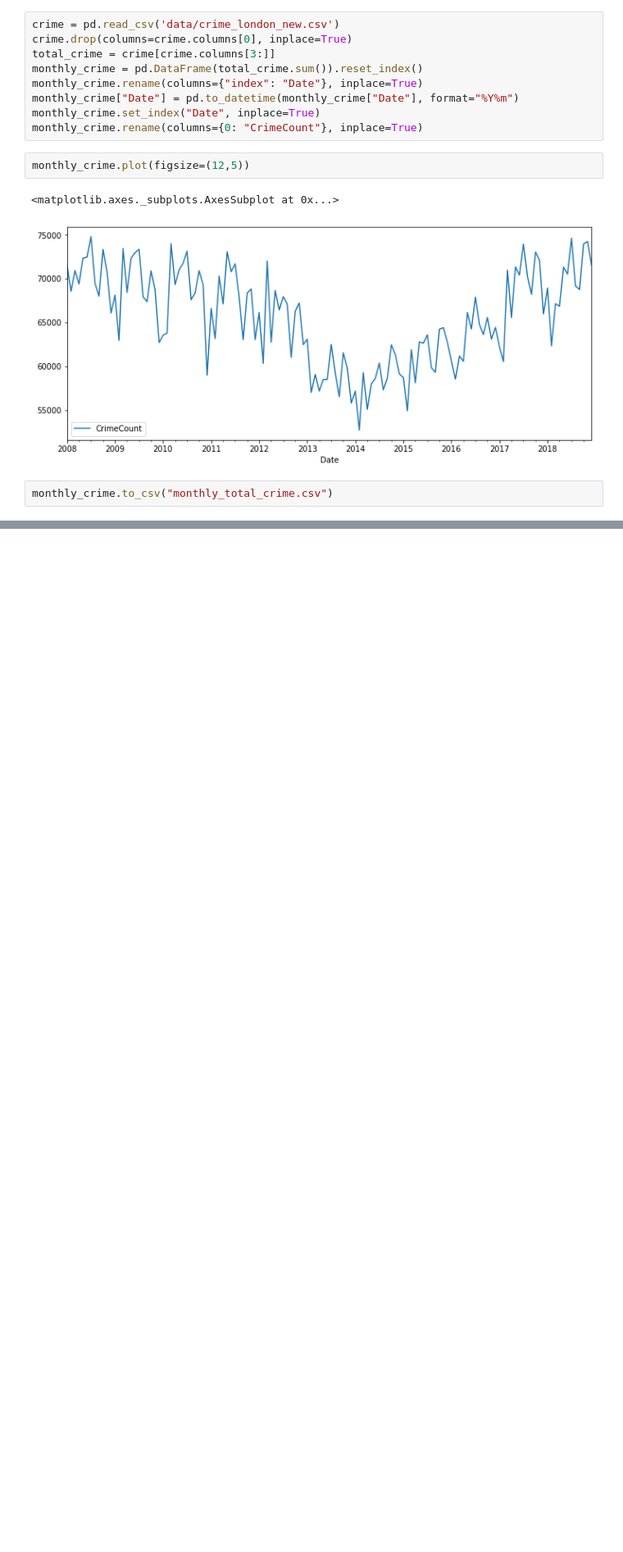
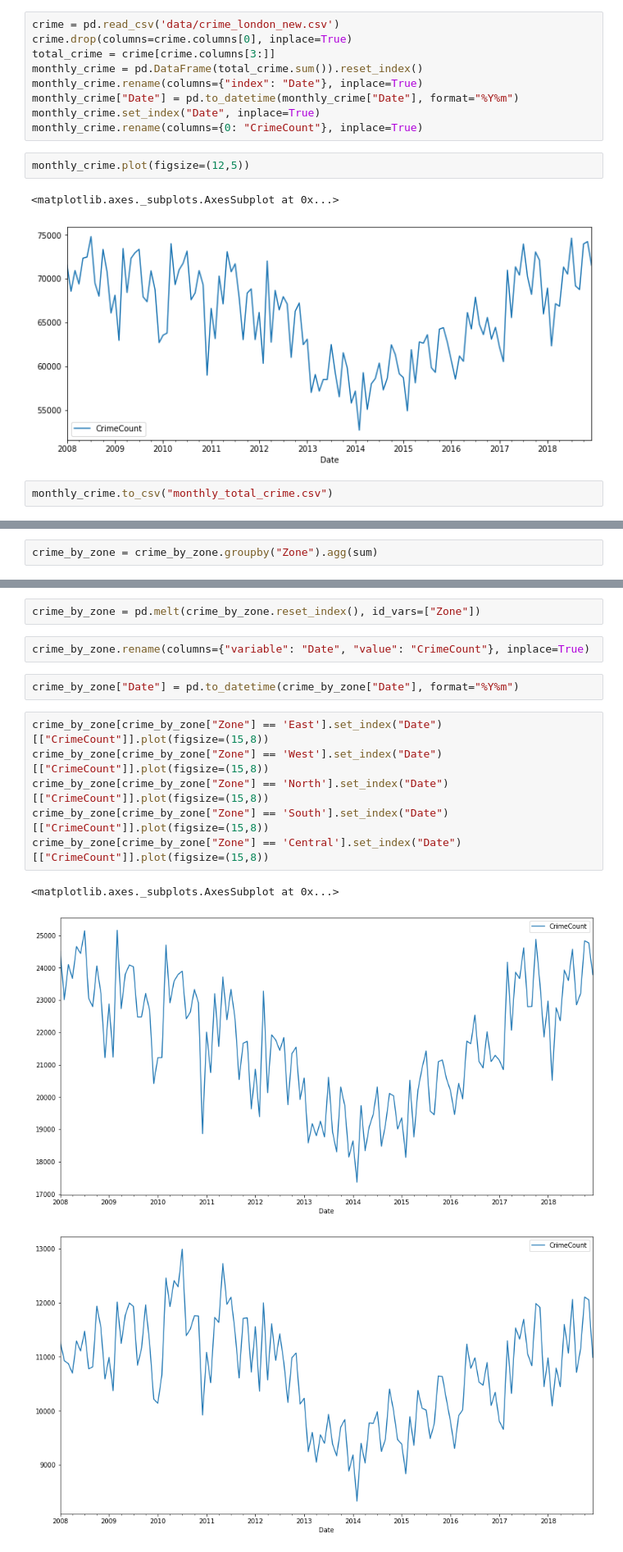
Before and after one commit to jlavileze/citadel-datathon-2020, a Jupyter notebook: analysis/london_borough_analysis.ipynb, the cells around one changed output, grey strips where cells are left out. Shown: that part at 82% size. Saved outputs shown, nothing was run; the diff lists cells and outputs as text; blank space fills up the shorter version.

```diff
--- a/analysis/london_borough_analysis.ipynb
+++ b/analysis/london_borough_analysis.ipynb
@@ -26,0 +79,2 @@ monthly_crime.to_csv("monthly_total_crime.csv")
+# %%
+crime_by_zone = crime_by_zone.groupby("Zone").agg(sum)
@@ -26,0 +85,16 @@ monthly_crime.to_csv("monthly_total_crime.csv")
+# %%
+crime_by_zone = pd.melt(crime_by_zone.reset_index(), id_vars=["Zone"])
+# %%
+crime_by_zone.rename(columns={"variable": "Date", "value": "CrimeCount"}, inplace=True)
+# %%
+crime_by_zone["Date"] = pd.to_datetime(crime_by_zone["Date"], format="%Y%m")
+# %%
+crime_by_zone[crime_by_zone["Zone"] == 'East'].set_index("Date")[["CrimeCount"]].plot(figsize=(15,8))
+crime_by_zone[crime_by_zone["Zone"] == 'West'].set_index("Date")[["CrimeCount"]].plot(figsize=(15,8))
+crime_by_zone[crime_by_zone["Zone"] == 'North'].set_index("Date")[["CrimeCount"]].plot(figsize=(15,8))
+crime_by_zone[crime_by_zone["Zone"] == 'South'].set_index("Date")[["CrimeCount"]].plot(figsize=(15,8))
+crime_by_zone[crime_by_zone["Zone"] == 'Central'].set_index("Date")[["CrimeCount"]].plot(figsize=(15,8))
+# %% [output]
+<matplotlib.axes._subplots.AxesSubplot at 0x...>
+[figure, added]
+[figure, added]
```
Also changed, not shown: parts of 11 cells of this notebook, 4 other files.
